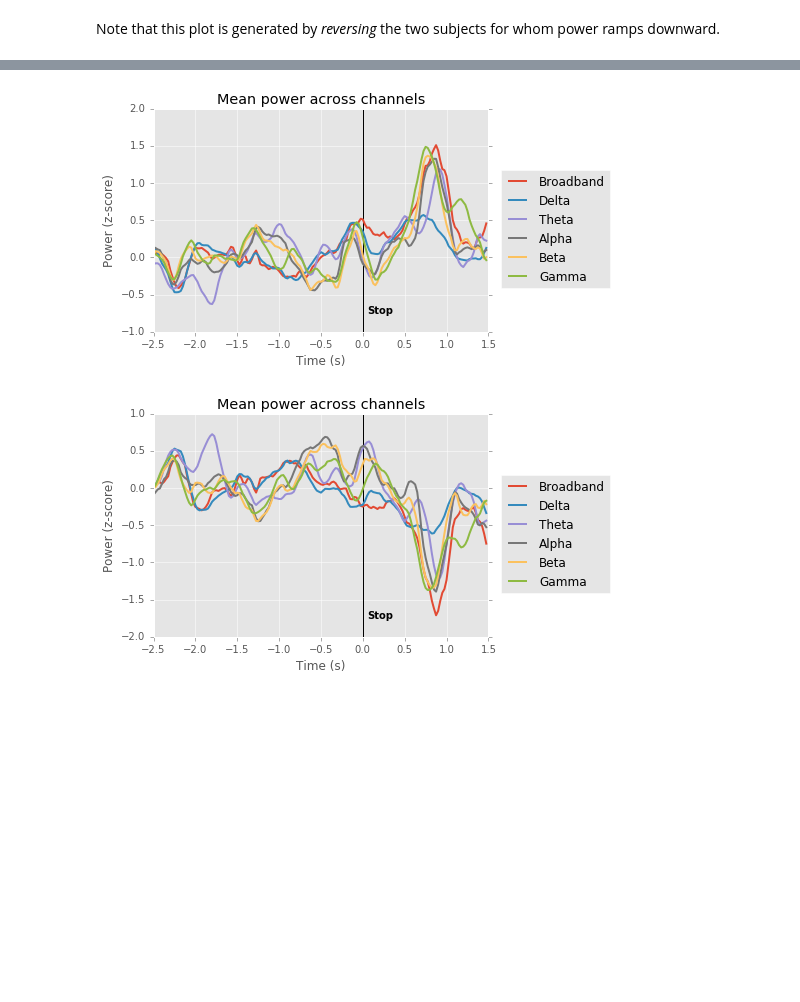
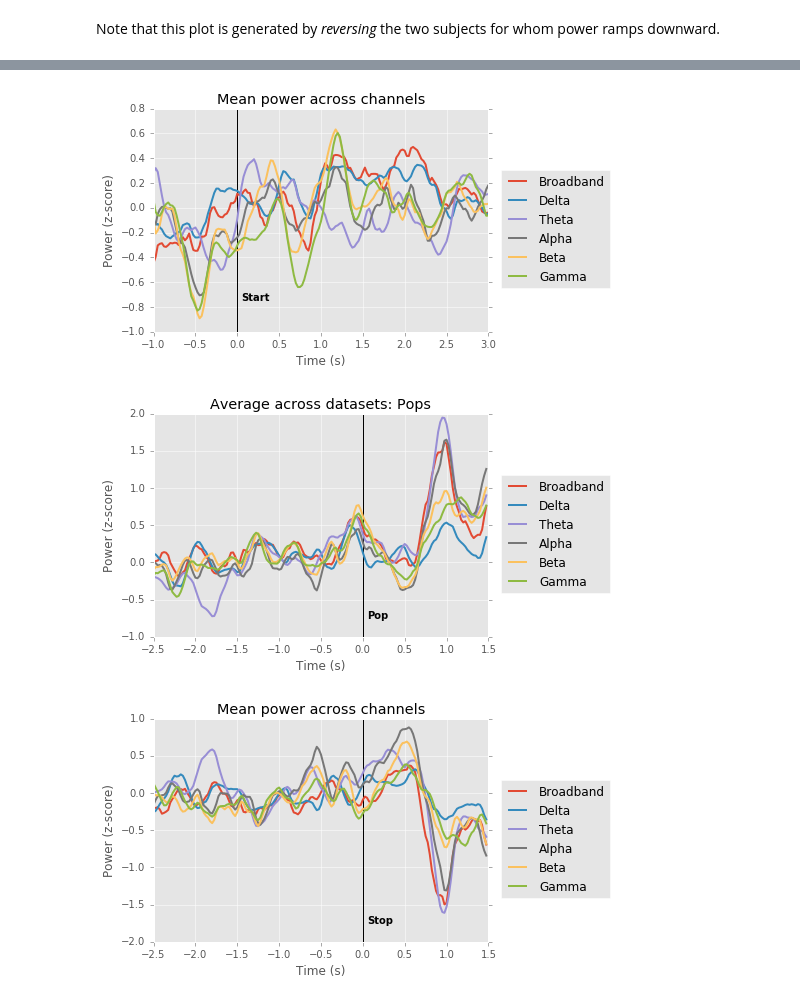
Before and after one commit to jmxpearson/bart_analysis, a Jupyter notebook: plot_aggregate_channel_traces.ipynb, the cells around one changed output, grey strips where cells are left out. Cells and saved outputs as stored; diff of their text form; code cells hidden in the pictures; blank space fills up the shorter version.

```diff
--- a/plot_aggregate_channel_traces.ipynb
+++ b/plot_aggregate_channel_traces.ipynb
@@ -187,8 +202,10 @@ for row in dsets.itertuples():
 ## Concatenate columnwise to form aggregate dataframes
 # %%
 stops = physutils.LFPset(pd.concat(stop_list, axis=1))
+starts = physutils.LFPset(pd.concat(start_list, axis=1))
 pops = physutils.LFPset(pd.concat(pop_list, axis=1))
 stops_bb = physutils.LFPset(pd.concat(stop_list_bb, axis=1))
+starts_bb = physutils.LFPset(pd.concat(start_list_bb, axis=1))
 pops_bb = physutils.LFPset(pd.concat(pop_list_bb, axis=1))
 # %% [markdown]
 ## Make plots
@@ -201,10 +219,16 @@ plot_bands(stops_bb, stops);
+# %%
+plot_bands(starts_bb, starts, 'Start');
+plt.xlim([Tpre_s, Tpost_plot]);
+# %% [output]
+[figure, added]
 # %%
-plot_bands(pops_bb, pops);
+plot_bands(pops_bb, pops, 'Pop');
+plt.title("Average across datasets: Pops");
 # %% [output]
-[figure, old version]
+[figure, new version]
 # %%
 diff_bb = physutils.LFPset(stops_bb.dataframe - pops_bb.dataframe)
 diff_filt = physutils.LFPset(stops.dataframe - pops.dataframe)
-plot_bands(diff_bb, diff_filt);
+plot_bands(diff_bb, diff_filt, 'Stop');
 # %% [output]
-[figure, old version]
+[figure, new version]
```
Also changed, not shown: parts of 9 cells of this notebook.
